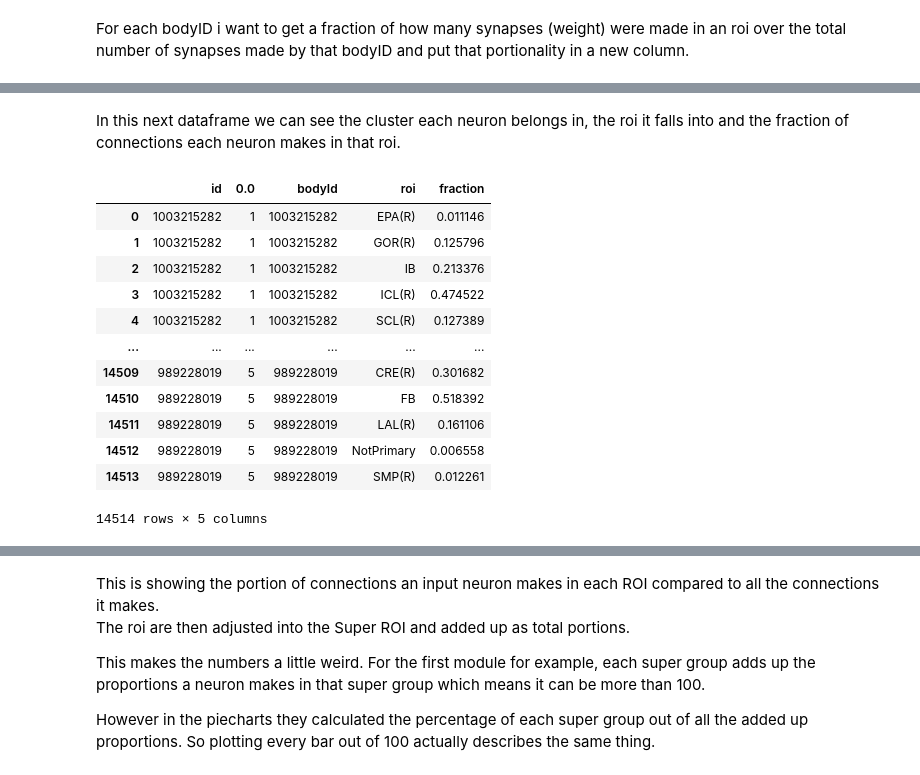
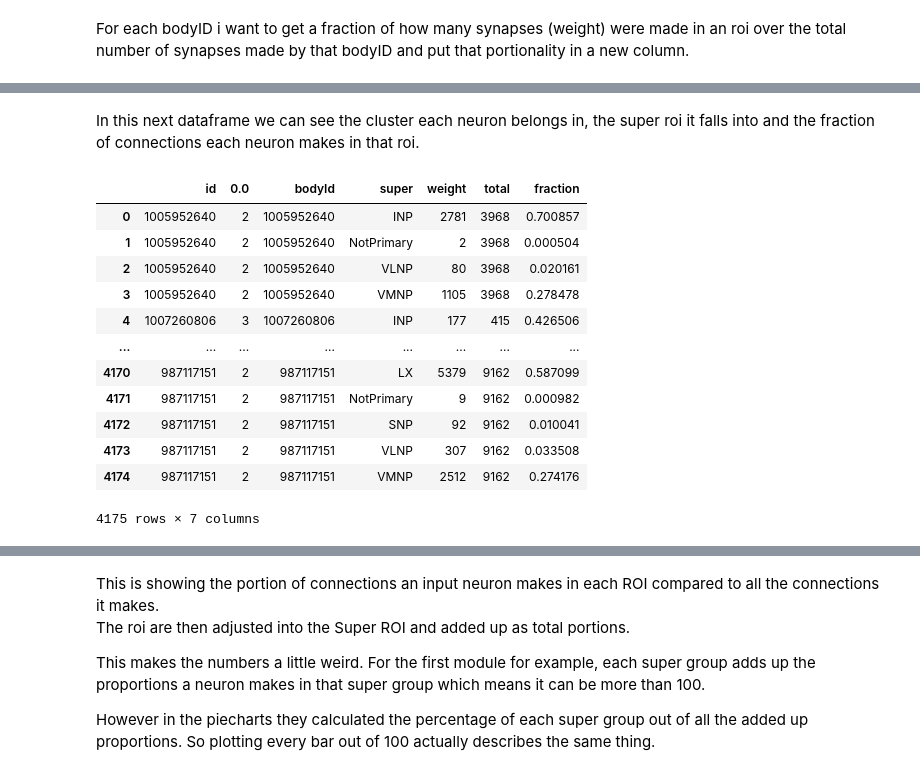
Before and after one commit to Gutierrez-lab/oviIN-inputs, a Jupyter notebook: piechart.ipynb, the cells around one changed output, grey strips where cells are left out. Saved outputs shown, nothing was run; the diff lists cells and outputs as text; code cells hidden in the pictures.

```diff
--- a/piechart.ipynb
+++ b/piechart.ipynb
@@ -292,0 +305,6 @@ We want to see how the input connectome's synapses breakdown by cluster. This is
+# %%
+# alternate dataset: the traced, non-cropped neurons that make at least 3 synapses onto oviIN_R
+chosen_inputs, _ = fetch_adjacencies(NC(status='Traced', cropped=False), NC(bodyId=oviINr_bodyID), min_total_weight=3)
+
+# remove the first entry which is oviIN
+chosen_inputs = chosen_inputs[1:].copy()
@@ -310,0 +340,4 @@ roi_info_in_p = roi_info_in_p[roi_info_in_p['bodyId_pre'] != oviINl_bodyID]
+# %%
+# merge the supercateries onto these dataframes
+roi_out['super'] = roi_out['roi'].map(roi_super_dict).fillna(roi_out['roi'])
+roi_in['super'] = roi_in['roi'].map(roi_super_dict).fillna(roi_in['roi'])
@@ -310,0 +360,4 @@ roi_info_in_p = roi_info_in_p[roi_info_in_p['bodyId_pre'] != oviINl_bodyID]
+# %%
+# drop the roi column from both dataframes
+roi_out = roi_out.drop(columns=['roi'])
+roi_in = roi_in.drop(columns=['roi'])
@@ -335,20 +588,12 @@ roi_both
 # %% [markdown]
 For each bodyID i want to get a fraction of how many synapses (weight) were made in an roi over the total number of synapses made by that bodyID and put that portionality in a new column.
 # %%
-# Drop all unnecessary columns
-grouped_p = roi_both[['bodyId', 'roi', 'weight']].copy()
-#grouped_p = roi_in[['bodyId', 'roi', 'weight']].copy() # for piechart of inputs only
-
-# collapse on roi per bodyId and sum the weights
-grouped_p = grouped_p.groupby(['bodyId', 'roi']).agg({'weight':'sum'}).reset_index()
+# collapse on super roi per bodyId and sum the weights
+super_roi_both =  roi_both.groupby(['bodyId', 'super']).agg({'weight':'sum'}).reset_index()
 
 # create a column that will contain the total number of synapses made by a bodyID
-grouped_p['total'] = grouped_p.groupby('bodyId')['weight'].transform('sum')
+super_roi_both['total'] = super_roi_both.groupby('bodyId')['weight'].transform('sum')
 
 # I will then create a new column that will contain the fraction of synapses made in an roi
 # over the total number of synapses made by that bodyID
-grouped_p['fraction'] = grouped_p['weight'] / grouped_p['total']
-
-# I will drop the weight and total columns as they are no longer needed
-grouped_p = grouped_p.drop(columns=['weight', 'total'])
-grouped_p
+super_roi_both['fraction'] = super_roi_both['weight'] / super_roi_both['total']
@@ -385,20 +600,20 @@ ins_r
 # %% [markdown]
-In this next dataframe we can see the cluster each neuron belongs in, the roi it falls into and the fraction of connections each neuron makes in that roi.
+In this next dataframe we can see the cluster each neuron belongs in, the super roi it falls into and the fraction of connections each neuron makes in that roi.
 # %%
 # Input modularity data for oviINr merged with the roi portionality data
-in_r_p = pd.merge(ins_r, grouped_p, left_on='id', right_on='bodyId', how='inner')
-in_r_p
+in_r_both = pd.merge(ins_r, super_roi_both, left_on='id', right_on='bodyId', how='inner')
+in_r_both
 # %% [output]
-|  | id | 0.0 | bodyId | roi | fraction |
-| 0 | 1003215282 | 1 | 1003215282 | EPA(R) | 0.011146 |
-| 1 | 1003215282 | 1 | 1003215282 | GOR(R) | 0.125796 |
-| 2 | 1003215282 | 1 | 1003215282 | IB | 0.213376 |
-| 3 | 1003215282 | 1 | 1003215282 | ICL(R) | 0.474522 |
-| 4 | 1003215282 | 1 | 1003215282 | SCL(R) | 0.127389 |
-| ... | ... | ... | ... | ... | ... |
-| 14509 | 989228019 | 5 | 989228019 | CRE(R) | 0.301682 |
-| 14510 | 989228019 | 5 | 989228019 | FB | 0.518392 |
-| 14511 | 989228019 | 5 | 989228019 | LAL(R) | 0.161106 |
-| 14512 | 989228019 | 5 | 989228019 | NotPrimary | 0.006558 |
-| 14513 | 989228019 | 5 | 989228019 | SMP(R) | 0.012261 |
+|  | id | 0.0 | bodyId | super | weight | total | fraction |
+| 0 | 1005952640 | 2 | 1005952640 | INP | 2781 | 3968 | 0.700857 |
+| 1 | 1005952640 | 2 | 1005952640 | NotPrimary | 2 | 3968 | 0.000504 |
+| 2 | 1005952640 | 2 | 1005952640 | VLNP | 80 | 3968 | 0.020161 |
+| 3 | 1005952640 | 2 | 1005952640 | VMNP | 1105 | 3968 | 0.278478 |
+| 4 | 1007260806 | 3 | 1007260806 | INP | 177 | 415 | 0.426506 |
+| ... | ... | ... | ... | ... | ... | ... | ... |
+| 4170 | 987117151 | 2 | 987117151 | LX | 5379 | 9162 | 0.587099 |
+| 4171 | 987117151 | 2 | 987117151 | NotPrimary | 9 | 9162 | 0.000982 |
+| 4172 | 987117151 | 2 | 987117151 | SNP | 92 | 9162 | 0.010041 |
+| 4173 | 987117151 | 2 | 987117151 | VLNP | 307 | 9162 | 0.033508 |
+| 4174 | 987117151 | 2 | 987117151 | VMNP | 2512 | 9162 | 0.274176 |
-14514 rows × 5 columns
+4175 rows × 7 columns
```
Also changed, not shown: parts of 44 cells of this notebook, 3 other files.
